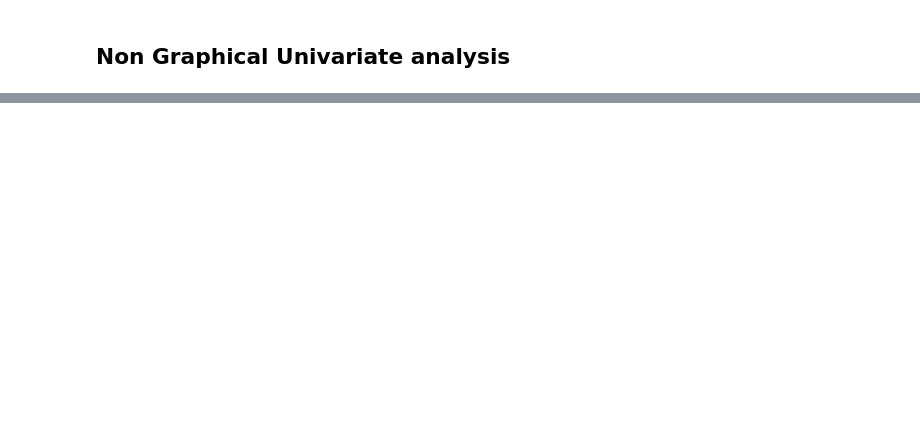
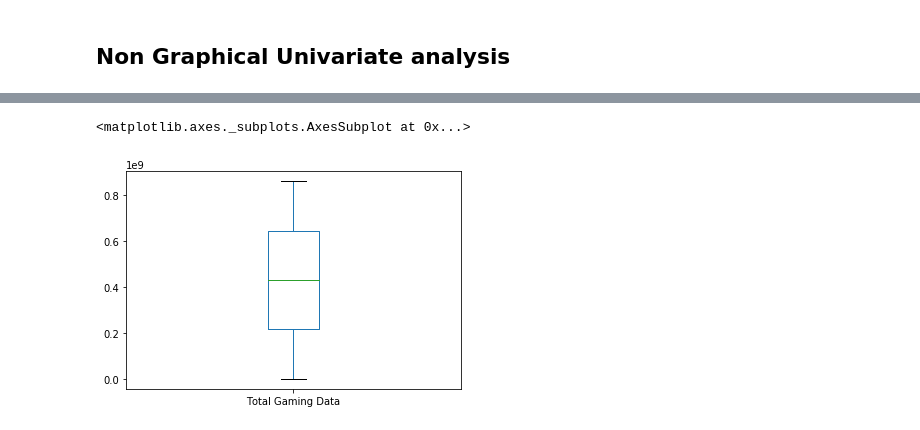
Before and after one commit to abdulazeez001/DataScience, a Jupyter notebook: Week2_Assignment.ipynb, the cells around one changed output, grey strips where cells are left out. Drawn from its saved outputs; the diff is of its cells as text; code cells hidden in the pictures; blank space fills up the shorter version.

```diff
--- a/Week2_Assignment.ipynb
+++ b/Week2_Assignment.ipynb
@@ -10,3 +13,6 @@ KeyboardInterrupt:
+# %%
+pic=open("my_filled_data.pickle","rb")
+data=pickle.load(pic)
 # %% [markdown]
 ## Data Preprocessing
 # %%
@@ -21,12 +76,13 @@ def aggregate(column1,column2):
     return data[column1] + data[column2]
 # %%
 data['Total DL and UL'] =  aggregate('Total UL (Bytes)','Total DL (Bytes)')
-df['Total SocialMedia Data'] = aggregate('Social Media DL (Bytes)','Social Media UL (Bytes)')
-df['Total Google Data'] = aggregate('Google DL (Bytes)','Google UL (Bytes)')
-df['Total Email Data'] = aggregate('Email DL (Bytes)','Email UL (Bytes)')
-df['Total Youtube Data'] = aggregate('Youtube DL (Bytes)','Youtube UL (Bytes)')
-df['Total Netflix Data'] = aggregate('Netflix DL (Bytes)','Netflix UL (Bytes)')
-df['Total Gaming Data'] = aggregate('Gaming DL (Bytes)','Gaming UL (Bytes)')
+data['Total SocialMedia Data'] = aggregate('Social Media DL (Bytes)','Social Media UL (Bytes)')
+data['Total Google Data'] = aggregate('Google DL (Bytes)','Google UL (Bytes)')
+data['Total Email Data'] = aggregate('Email DL (Bytes)','Email UL (Bytes)')
+data['Total Youtube Data'] = aggregate('Youtube DL (Bytes)','Youtube UL (Bytes)')
+data['Total Netflix Data'] = aggregate('Netflix DL (Bytes)','Netflix UL (Bytes)')
+data['Total Gaming Data'] = aggregate('Gaming DL (Bytes)','Gaming UL (Bytes)')
+data['Total Other Data'] = aggregate('Other DL (Bytes)','Other UL (Bytes)')
 # %%
 ##Top ten handsets used by the customers
 data.groupby('Handset Type')['MSISDN/Number'].count().sort_values(ascending=False).head(10)
@@ -67,0 +205,5 @@ Total_Gaming_Data =  univariateAnalysis(data['Total Gaming Data'], 'Gaming Data'
+# %%
+data['Total Gaming Data'].plot.box()
+# %% [output]
+<matplotlib.axes._subplots.AxesSubplot at 0x...>
+[figure, added]
```
Also changed, not shown: parts of 131 cells of this notebook.
